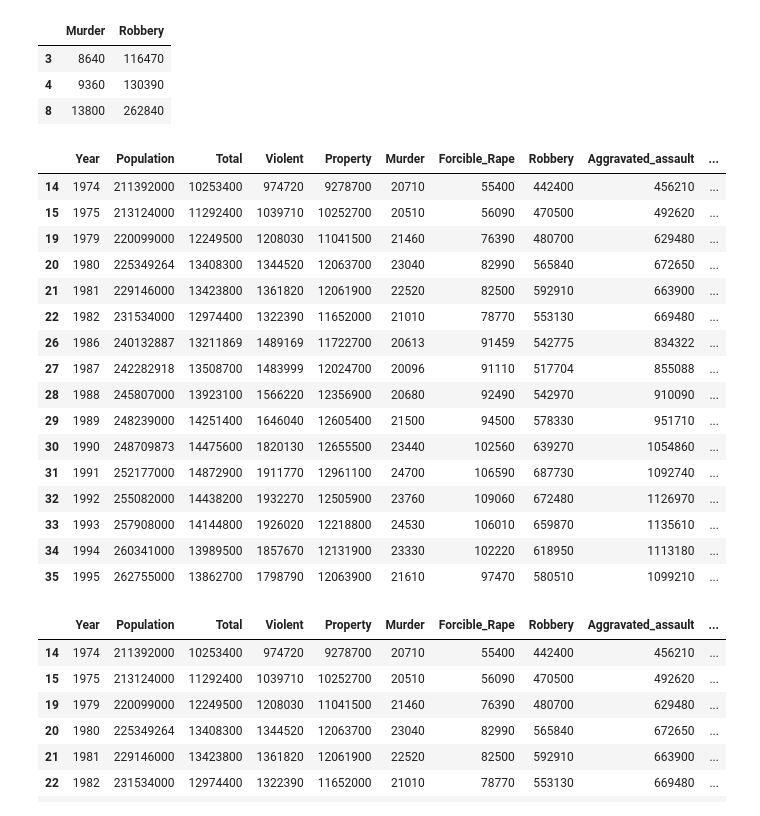
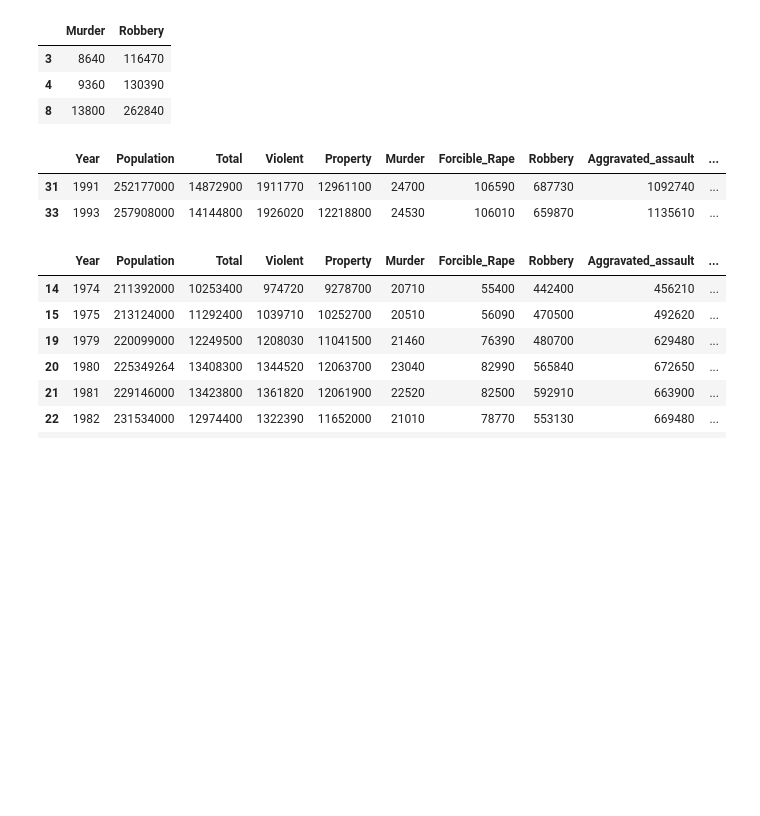
Before and after one commit to iamarjunsk/ML-Al, a Jupyter notebook: numpy and panda/Assignment/Assignment2.ipynb, the cells around one changed output. Cells and saved outputs as stored; diff of their text form; code cells hidden in the pictures; blank space fills up the shorter version.

```diff
--- a/numpy and panda/Assignment/Assignment2.ipynb
+++ b/numpy and panda/Assignment/Assignment2.ipynb
@@ -74,25 +74,11 @@ df1.loc[[3,4,8]][['Murder','Robbery']]
 | 8 | 13800 | 262840 |
 # %%
 #Select only the rows where the number of murder is greater than 24,000
-df1[df1['Murder']>20000]
+df1[df1['Murder']>24000]
 # %% [output]
 |  | Year | Population | Total | Violent | Property | Murder | Forcible_Rape | Robbery | Aggravated_assault | ... |
-| 14 | 1974 | 211392000 | 10253400 | 974720 | 9278700 | 20710 | 55400 | 442400 | 456210 | ... |
-| 15 | 1975 | 213124000 | 11292400 | 1039710 | 10252700 | 20510 | 56090 | 470500 | 492620 | ... |
-| 19 | 1979 | 220099000 | 12249500 | 1208030 | 11041500 | 21460 | 76390 | 480700 | 629480 | ... |
-| 20 | 1980 | 225349264 | 13408300 | 1344520 | 12063700 | 23040 | 82990 | 565840 | 672650 | ... |
-| 21 | 1981 | 229146000 | 13423800 | 1361820 | 12061900 | 22520 | 82500 | 592910 | 663900 | ... |
-| 22 | 1982 | 231534000 | 12974400 | 1322390 | 11652000 | 21010 | 78770 | 553130 | 669480 | ... |
-| 26 | 1986 | 240132887 | 13211869 | 1489169 | 11722700 | 20613 | 91459 | 542775 | 834322 | ... |
-| 27 | 1987 | 242282918 | 13508700 | 1483999 | 12024700 | 20096 | 91110 | 517704 | 855088 | ... |
-| 28 | 1988 | 245807000 | 13923100 | 1566220 | 12356900 | 20680 | 92490 | 542970 | 910090 | ... |
-| 29 | 1989 | 248239000 | 14251400 | 1646040 | 12605400 | 21500 | 94500 | 578330 | 951710 | ... |
-| 30 | 1990 | 248709873 | 14475600 | 1820130 | 12655500 | 23440 | 102560 | 639270 | 1054860 | ... |
 | 31 | 1991 | 252177000 | 14872900 | 1911770 | 12961100 | 24700 | 106590 | 687730 | 1092740 | ... |
-| 32 | 1992 | 255082000 | 14438200 | 1932270 | 12505900 | 23760 | 109060 | 672480 | 1126970 | ... |
 | 33 | 1993 | 257908000 | 14144800 | 1926020 | 12218800 | 24530 | 106010 | 659870 | 1135610 | ... |
-| 34 | 1994 | 260341000 | 13989500 | 1857670 | 12131900 | 23330 | 102220 | 618950 | 1113180 | ... |
-| 35 | 1995 | 262755000 | 13862700 | 1798790 | 12063900 | 21610 | 97470 | 580510 | 1099210 | ... |
 # %%
 #Select the rows the murder is between 20k and 24k (inclusive)
 
```
